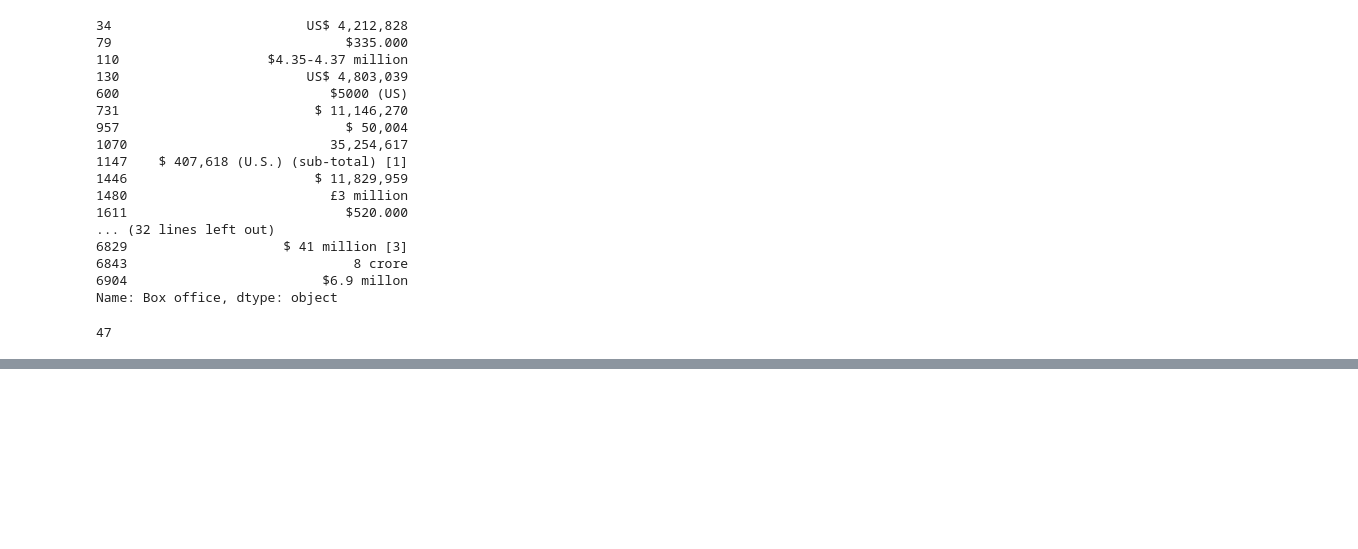
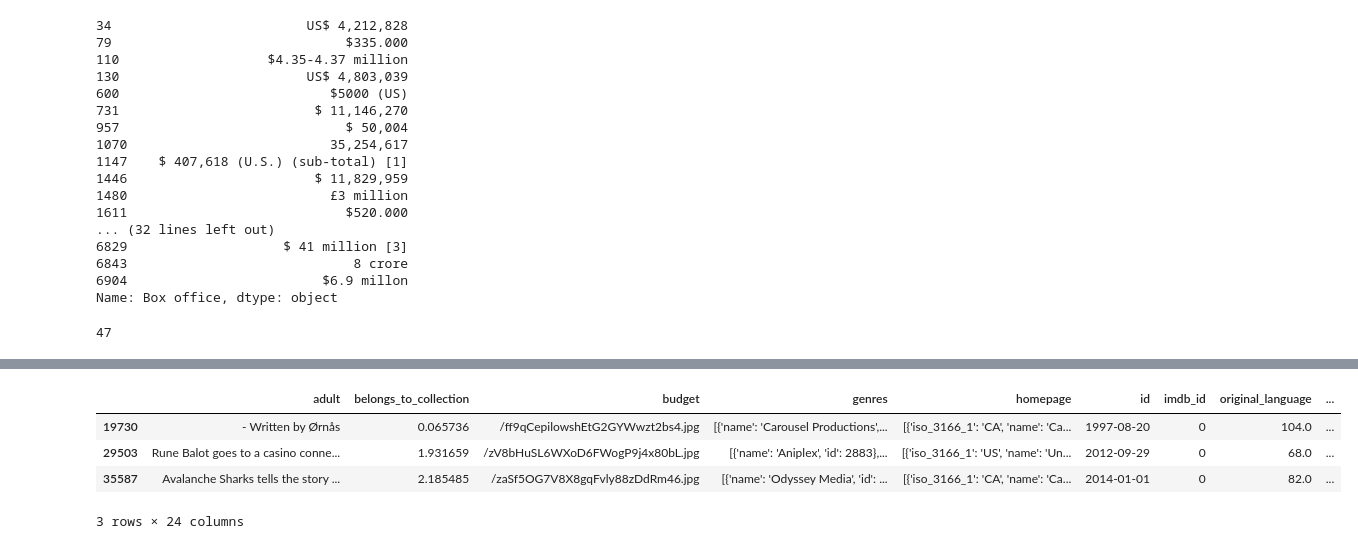
Before and after one commit to olesyapro888/Movies_ETL_pipeline_Python_Regular_expressions_SQL, a Jupyter notebook: Extract Movies.ipynb, the cells around one changed output, grey strips where cells are left out. Drawn from its saved outputs; the diff is of its cells as text; code cells hidden in the pictures; blank space fills up the shorter version.

```diff
--- a/Extract Movies.ipynb
+++ b/Extract Movies.ipynb
@@ -771,0 +782,9 @@ wiki_movies_df.drop('Running time', axis=1, inplace=True)
+# %%
+# Filter(remove) the bad data (not true et not false) with isin(), so that is three
+kaggle_metadata[~kaggle_metadata['adult'].isin(['True','False'])]
+# %% [output]
+|  | adult | belongs_to_collection | budget | genres | homepage | id | imdb_id | original_language | ... |
+| 19730 | - Written by Ørnås | 0.065736 | /ff9qCepilowshEtG2GYWwzt2bs4.jpg | [{'name': 'Carousel Productions',... | [{'iso_3166_1': 'CA', 'name': 'Ca... | 1997-08-20 | 0 | 104.0 | ... |
+| 29503 | Rune Balot goes to a casino conne... | 1.931659 | /zV8bHuSL6WXoD6FWogP9j4x80bL.jpg | [{'name': 'Aniplex', 'id': 2883},... | [{'iso_3166_1': 'US', 'name': 'Un... | 2012-09-29 | 0 | 68.0 | ... |
+| 35587 | Avalanche Sharks tells the story ... | 2.185485 | /zaSf5OG7V8X8gqFvly88zDdRm46.jpg | [{'name': 'Odyssey Media', 'id': ... | [{'iso_3166_1': 'CA', 'name': 'Ca... | 2014-01-01 | 0 | 82.0 | ... |
+3 rows × 24 columns
```
Also changed, not shown: parts of 73 cells of this notebook.
